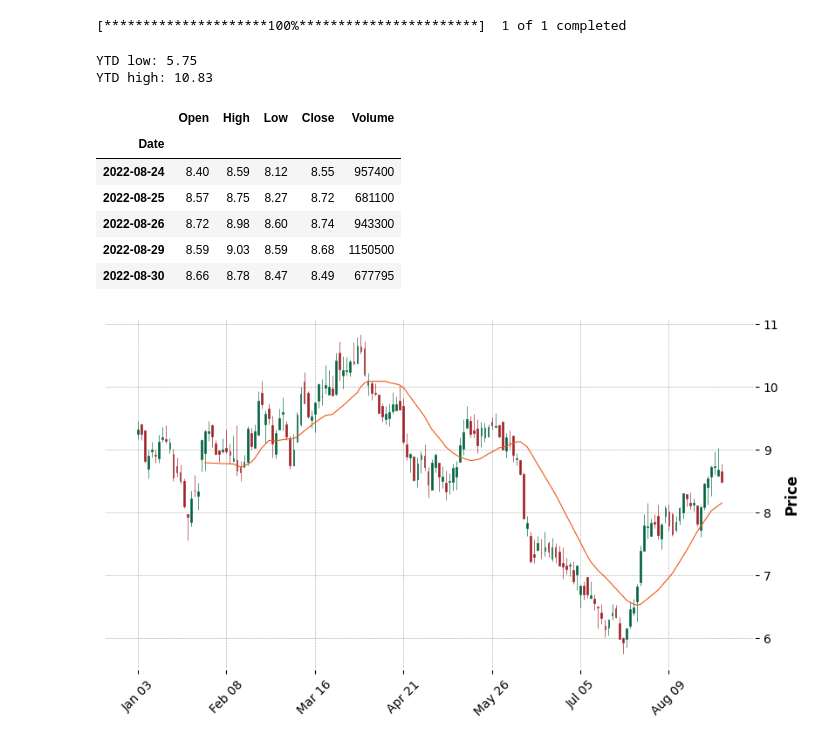
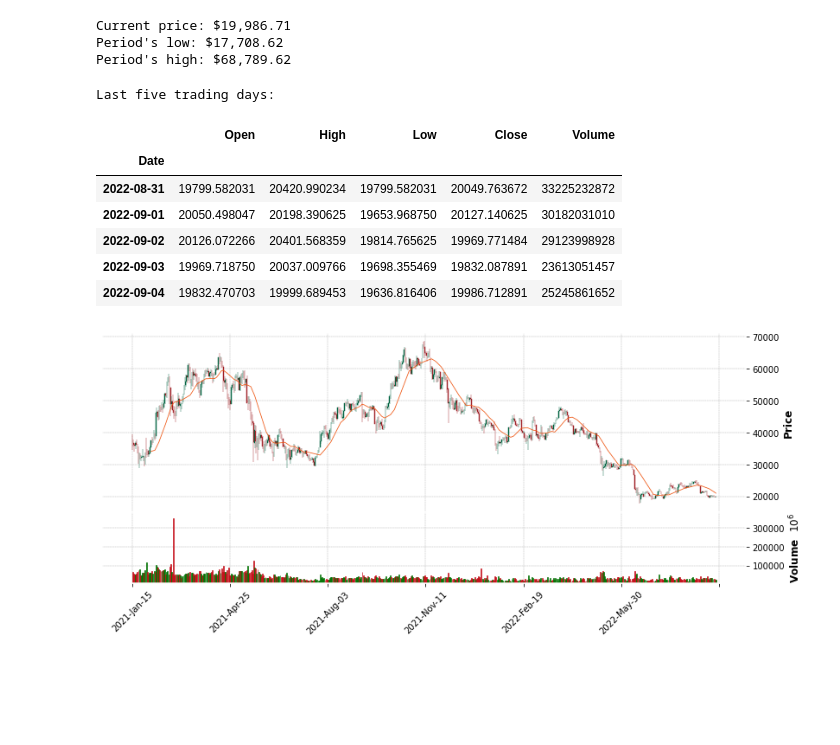
Before and after one commit to icuenca97/dashboard_finance, a Jupyter notebook: dashboard.ipynb, the cells around one changed output. Drawn from its saved outputs; the diff is of its cells as text; code cells hidden in the pictures; blank space fills up the shorter version.

```diff
--- a/dashboard.ipynb
+++ b/dashboard.ipynb
@@ -16,5 +42,10 @@ import mplfinance as mpf
 # %%
-ticker = 'GGAL'
+ticker = 'BTC-USD'
+year=2021
+month=1
+day=15
+volume = 'yes'
+moving_average = 20
 # %%
 print(f'Selected ticker: {ticker}')
 # %% [output]
@@ -22,24 +53,31 @@ Selected ticker: GGAL
+# %%
+date = dtdt.strptime(f'{year}-{month}-{day}', '%Y-%m-%d')
+barras = (dtdt.today() - date).days
+tipo = 'candle' if barras <= 598 else 'line'
+Volume = True if volume == 'yes' else False
 # %%
-data = yf.download(ticker, period='ytd', auto_adjust=True)
+data = yf.download(ticker, start=date, auto_adjust=True, progress=False)
-# %% [output]
-[*********************100%***********************]  1 of 1 completed
 # %%
-print(f'YTD low: {round(data.Low.min(),2)}')
-print(f'YTD high: {round(data.High.max(),2)}')
+print(f'Current price: {"${:,.2f}".format(data.Close[-1])}')
+print(f'Period\'s low: {"${:,.2f}".format(data.Low.min())}')
+print(f'Period\'s high: {"${:,.2f}".format(data.High.max())}\n\n')
 # %% [output]
-YTD low: 5.75
-YTD high: 10.83
+Current price: $19,986.71
+Period's low: $17,708.62
+Period's high: $68,789.62
 # %%
-data.tail()
+print('Last five trading days:\n')
+data.tail(5)
 # %% [output]
+Last five trading days:
 |  | Open | High | Low | Close | Volume |
 | Date |  |  |  |  |  |
-| 2022-08-24 | 8.40 | 8.59 | 8.12 | 8.55 | 957400 |
-| 2022-08-25 | 8.57 | 8.75 | 8.27 | 8.72 | 681100 |
-| 2022-08-26 | 8.72 | 8.98 | 8.60 | 8.74 | 943300 |
-| 2022-08-29 | 8.59 | 9.03 | 8.59 | 8.68 | 1150500 |
-| 2022-08-30 | 8.66 | 8.78 | 8.47 | 8.49 | 677795 |
+| 2022-08-31 | 19799.582031 | 20420.990234 | 19799.582031 | 20049.763672 | 33225232872 |
+| 2022-09-01 | 20050.498047 | 20198.390625 | 19653.968750 | 20127.140625 | 30182031010 |
+| 2022-09-02 | 20126.072266 | 20401.568359 | 19814.765625 | 19969.771484 | 29123998928 |
+| 2022-09-03 | 19969.718750 | 20037.009766 | 19698.355469 | 19832.087891 | 23613051457 |
+| 2022-09-04 | 19832.470703 | 19999.689453 | 19636.816406 | 19986.712891 | 25245861652 |
 # %%
-mpf.plot(data, type='candle', style='charles', mav=(20),figratio=(18,10))
+mpf.plot(data, type=tipo, style='charles', mav=(moving_average), volume=Volume, figratio=(25,10))
 # %% [output]
-[figure, old version]
+[figure, new version]
```
Also changed, not shown: parts of 3 cells of this notebook, 2 other files.
